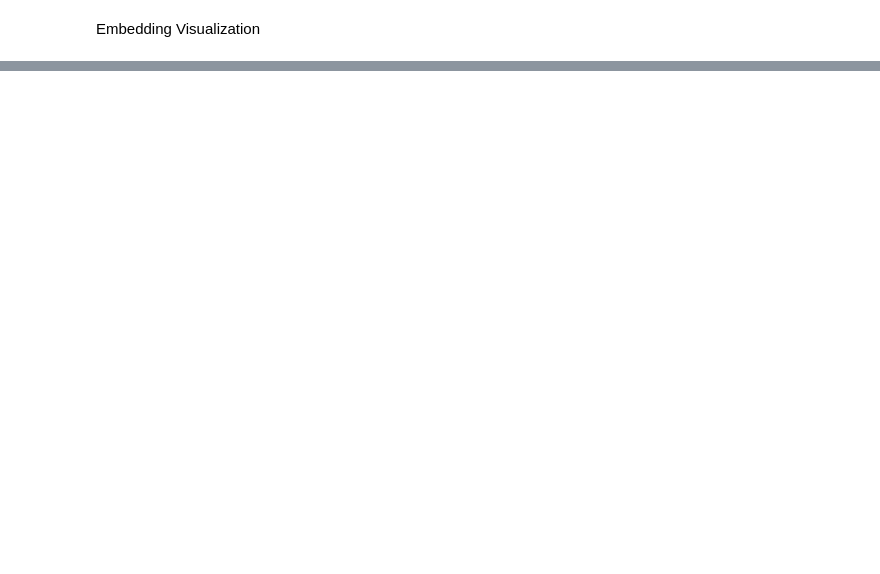
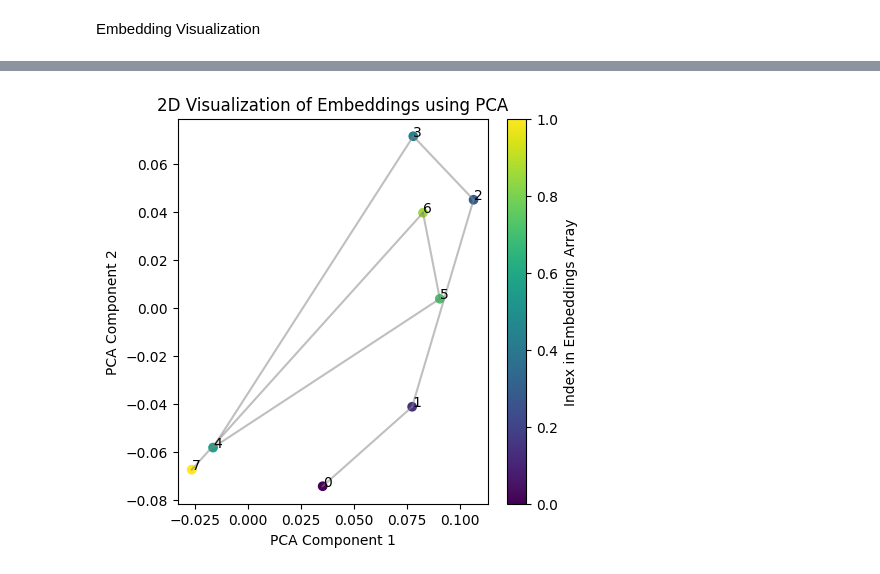
Before and after one commit to vivekvajipey/reasoning-topics, a Jupyter notebook: embeddings/embedding_sandbox.ipynb, the cells around one changed output, grey strips where cells are left out. Saved outputs shown, nothing was run; the diff lists cells and outputs as text; code cells hidden in the pictures; blank space fills up the shorter version.

```diff
--- a/embeddings/embedding_sandbox.ipynb
+++ b/embeddings/embedding_sandbox.ipynb
@@ -11,0 +20,4 @@ warnings.filterwarnings("ignore")
+# %%
+for i in range(20):
+    print("EXAMPLE ", i)
+    print(gsm_df['CoT Response'][random.randint(0, 49)])
@@ -257,0 +233,3 @@ for emb in embeddings:
+# %%
+for i in range(10):
+    print(gsm_df['CoT Response'][random.randint(0, 49)])
@@ -257,0 +262,16 @@ for emb in embeddings:
+# %%
+import ast
+gsm_df = pd.read_csv('data/cot_data_50_start_sentences.csv')
+gsm_df['CoT Sentences'] = gsm_df['CoT Sentences'].apply(ast.literal_eval)
+
+from sentence_transformers import SentenceTransformer
+model = SentenceTransformer('all-MiniLM-L6-v2')
+
+embeddings = []
+for i in range(50):
+    question = gsm_df['Prompt'][i]
+    cot_reasoning = gsm_df['CoT Sentences'][i]
+    cot_reasoning.insert(0, question)
+    cot_embeddings = model.encode(cot_reasoning)
+    print('Length of Embeddings (with question): ', len(cot_embeddings))
+    embeddings.append(cot_embeddings)
@@ -257,0 +296,9 @@ for emb in embeddings:
+# %%
+viz_2d = DimensionalViz(embeddings)
+# %%
+# cot_step_print(gsm_df['CoT Sentences'][0])
+# labels = gsm_df['CoT Sentences'][0]
+labels = [str(i) for i in range(len(gsm_df['CoT Sentences'][0]))]
+viz_2d.pca(embeddings[0], cot_strings=labels, connections=True, str_labels=True)
+# %% [output]
+[figure, added]
```
Also changed, not shown: parts of 23 cells of this notebook, 3 other files.
